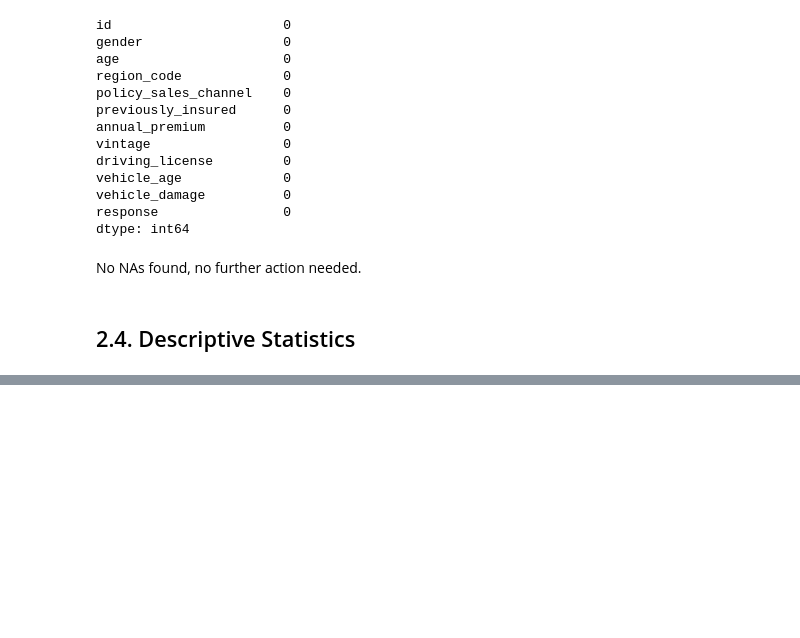
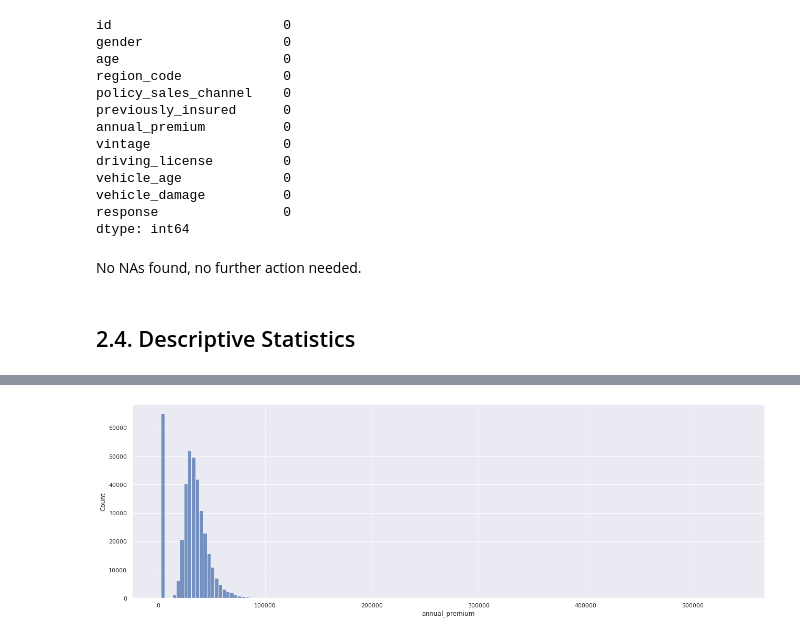
Before and after one commit to olini/insurance-cross-sell-prediction, a Jupyter notebook: notebook.ipynb, the cells around one changed output, grey strips where cells are left out. Saved outputs shown, nothing was run; the diff lists cells and outputs as text; code cells hidden in the pictures; blank space fills up the shorter version.

```diff
--- a/notebook.ipynb
+++ b/notebook.ipynb
@@ -74,12 +93,12 @@ response                  int64
 dtype: object
 # %%
 # change the feature vehicle_damage to int - Yes = 1 and No = 0
-mapping_dict = {'Yes': 1, 'No': 0}
-df_dd['vehicle_damage'] = df_dd['vehicle_damage'].map(mapping_dict)
+#mapping_dict = {'Yes': 1, 'No': 0}
+#df_dd['vehicle_damage'] = df_dd['vehicle_damage'].map(mapping_dict)
 
 # change the feature gender to int - Female = 1 and Male = 0
-mapping_dict = {'Female': 1, 'Male': 0}
-df_dd['gender'] = df_dd['gender'].map(mapping_dict)
+#mapping_dict = {'Female': 1, 'Male': 0}
+#df_dd['gender'] = df_dd['gender'].map(mapping_dict)
 
 df_dd.dtypes
 # %% [output]
@@ -124,0 +171,4 @@ cat_features = ['gender', 'region_code', 'policy_sales_channel', 'previously_ins
+# %%
+sns.displot(df_dd['annual_premium'], height=6, aspect=3, bins=150);
+# %% [output]
+[figure, added]
```
Also changed, not shown: parts of 18 cells of this notebook.
